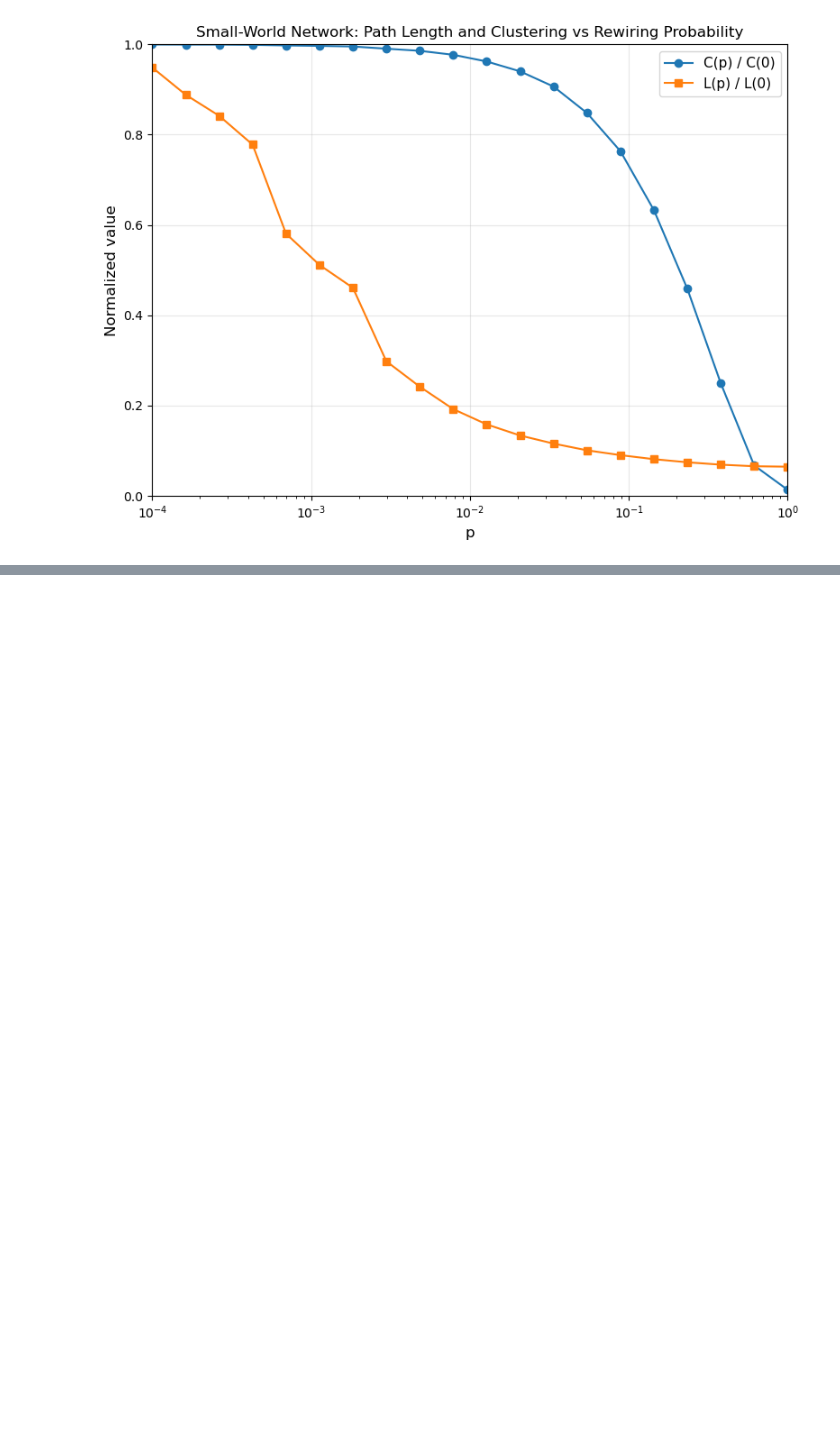
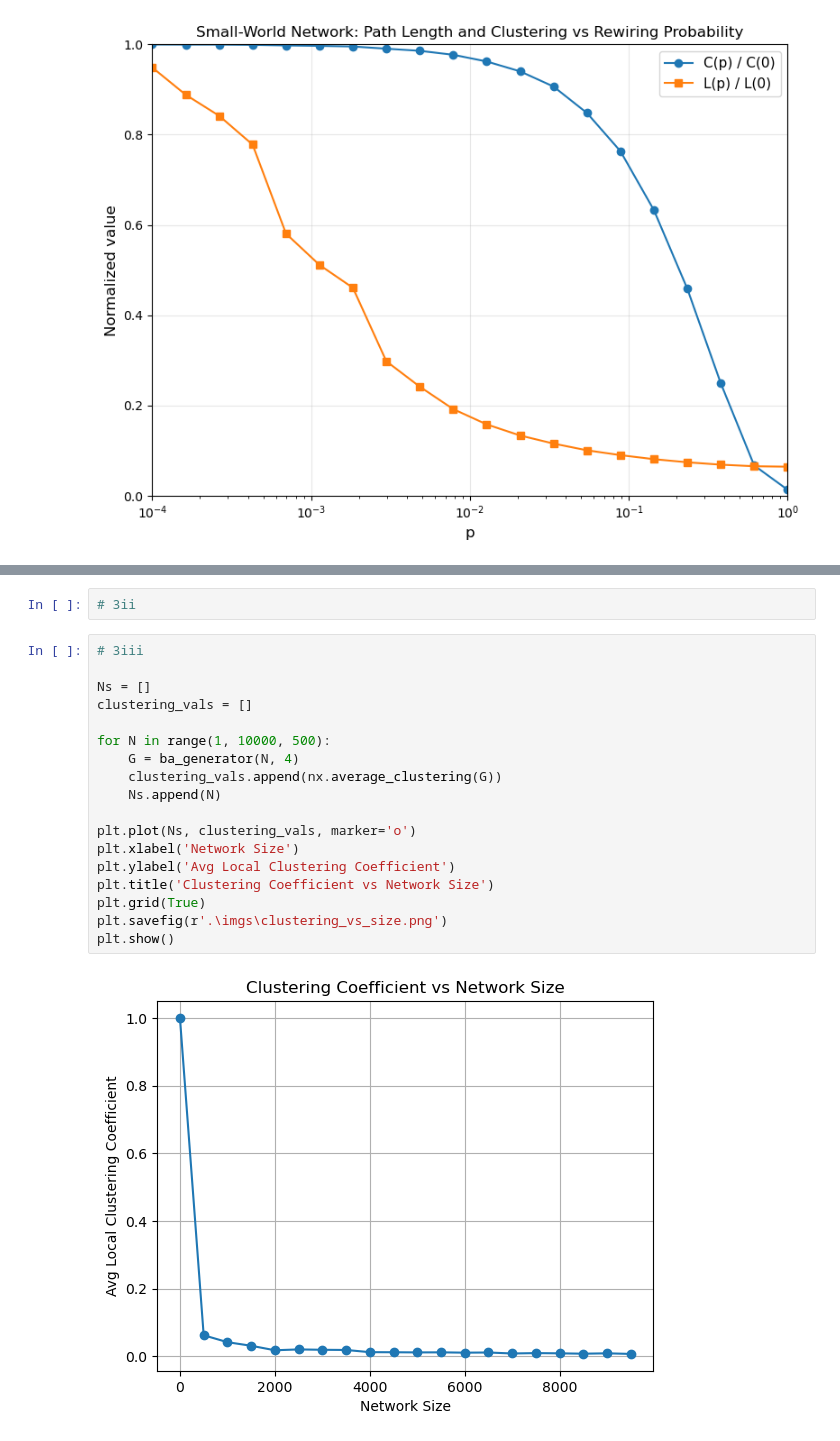
Before and after one commit to caleb-chandler/cnet5052_sp26, a Jupyter notebook: assignments/assignment01/assignment01.ipynb, the cells around one changed output, grey strips where cells are left out. Saved outputs shown, nothing was run; the diff lists cells and outputs as text; blank space fills up the shorter version.

```diff
--- a/assignments/assignment01/assignment01.ipynb
+++ b/assignments/assignment01/assignment01.ipynb
@@ -116,0 +127,22 @@ ten_four = ba_generator(pow(10, 4), 4, plot='10000dist')
+# %%
+# 3ii
+# %%
+# 3iii
+
+Ns = []
+clustering_vals = []
+
+for N in range(1, 10000, 500):
+    G = ba_generator(N, 4)
+    clustering_vals.append(nx.average_clustering(G))
+    Ns.append(N)
+
+plt.plot(Ns, clustering_vals, marker='o')
+plt.xlabel('Network Size')
+plt.ylabel('Avg Local Clustering Coefficient')
+plt.title('Clustering Coefficient vs Network Size')
+plt.grid(True)
+plt.savefig(r'.\imgs\clustering_vs_size.png')
+plt.show()
+# %% [output]
+[figure, added]
```
Also changed, not shown: parts of 2 cells of this notebook, 5 other files.
